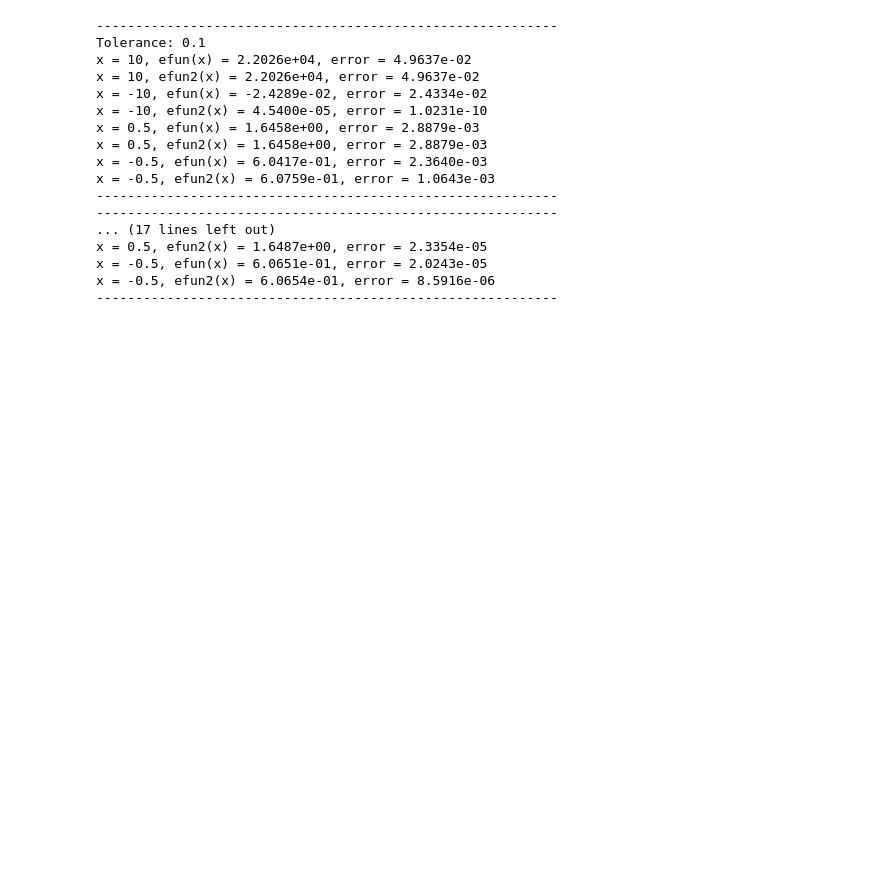
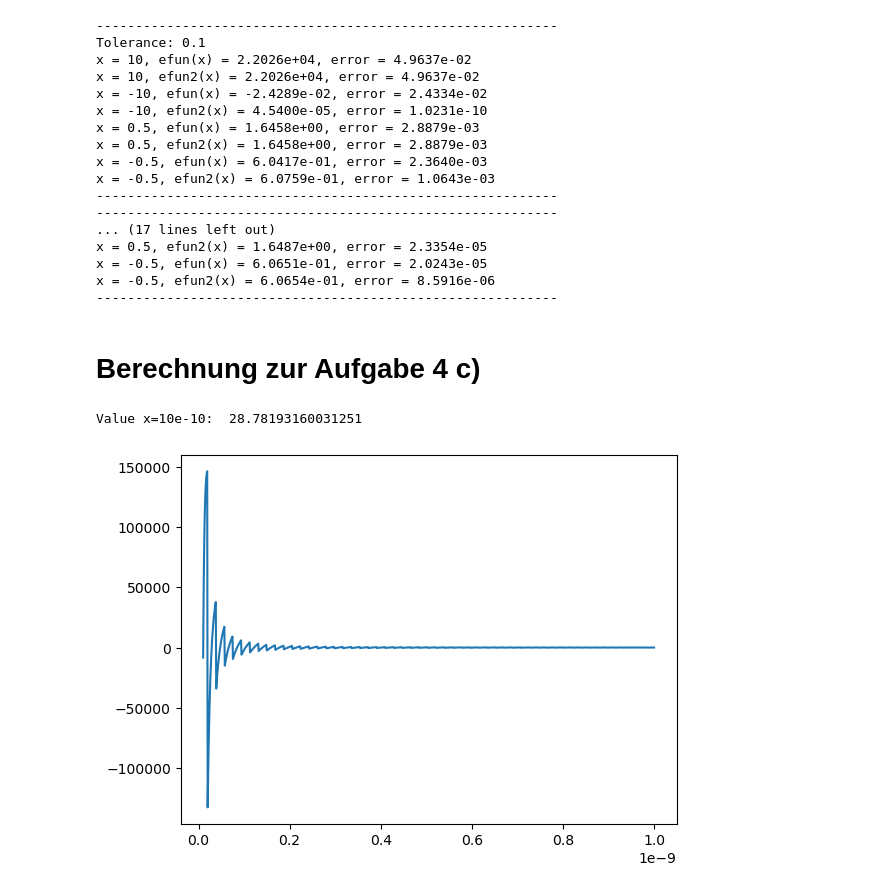
Before and after one commit to LukasMeinschad/Studium, a Jupyter notebook: Mathe/Numerik/Proseminar Numerik/Übungsblätter/Blatt 7/meinschad_blatt7.ipynb, the cells around one changed output. Cells and saved outputs as stored; diff of their text form; code cells hidden in the pictures; blank space fills up the shorter version.

```diff
--- a/Mathe/Numerik/Proseminar Numerik/Übungsblätter/Blatt 7/meinschad_blatt7.ipynb
+++ b/Mathe/Numerik/Proseminar Numerik/Übungsblätter/Blatt 7/meinschad_blatt7.ipynb
@@ -368,3 +406,22 @@ x = 0.5, efun2(x) = 1.6487e+00, error = 2.3354e-05
 x = -0.5, efun(x) = 6.0651e-01, error = 2.0243e-05
 x = -0.5, efun2(x) = 6.0654e-01, error = 8.5916e-06
 -----------------------------------------------------------
+# %% [markdown]
+# Berechnung zur Aufgabe 4 c)
+# %%
+# Berechne für x= 10e-10
+
+def f(x):
+    return ((np.log(1-x)+x*np.exp(x))/x**2)
+
+print("Value x=10e-10: ", f(10e-10))
+
+x_vals = np.linspace(10E-12, 0.000000001, 1000)
+
+y = [f(x) for x in x_vals]
+
+plt.plot(x_vals,y)
+plt.show()
+# %% [output]
+Value x=10e-10:  28.78193160031251
+[figure, added]
```
Also changed, not shown: parts of 10 cells of this notebook, 14 other files.
